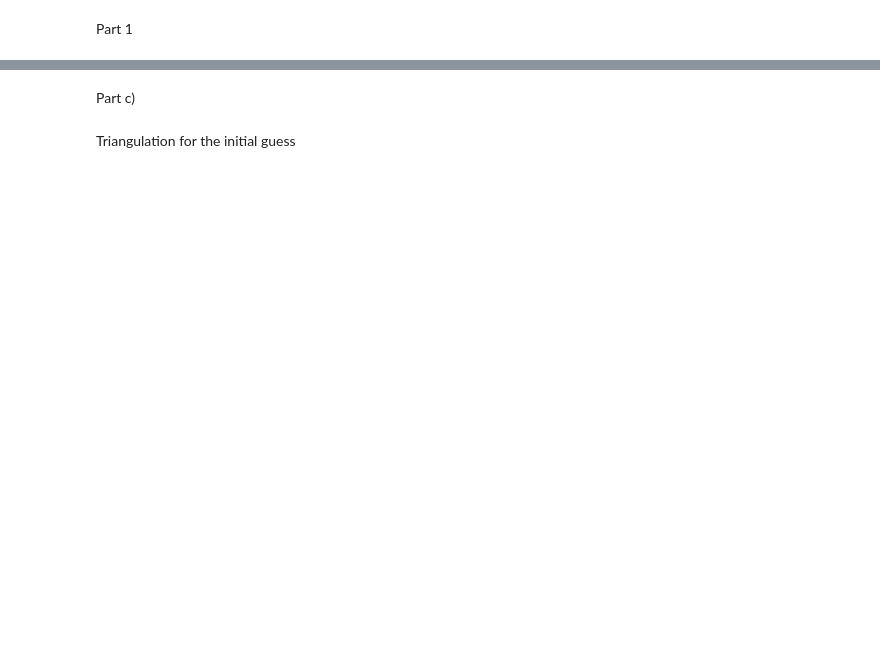
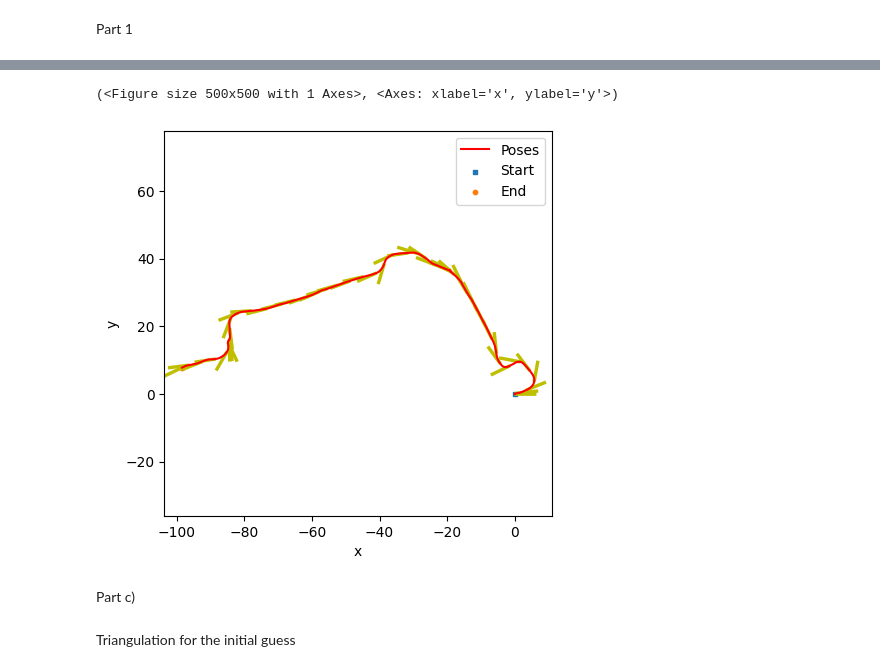
Before and after one commit to pedramaghazadeh/ECE276a, a Jupyter notebook: Project3/code/main.ipynb, the cells around one changed output, grey strips where cells are left out. Saved outputs shown, nothing was run; the diff lists cells and outputs as text; code cells hidden in the pictures; blank space fills up the shorter version.

```diff
--- a/Project3/code/main.ipynb
+++ b/Project3/code/main.ipynb
@@ -135,7 +174,7 @@ def ekf_predict(mu, sigma, v, w, dt):
     :param dt: time step
     :return: the predicted mean and covariance
     """
-    f = motion_model(v, w, dt)
+    f = motion_model(v, w, dt * 0.9)
     mu_new = mu @ f
 
     u_hat = np.zeros((6, 6))
@@ -149,13 +188,16 @@ def ekf_predict(mu, sigma, v, w, dt):
 # %%
 mu_poses = np.zeros((v_t.shape[0], 4, 4))
 sigma_pose = np.zeros((v_t.shape[0], 6, 6))
 mu_poses[0] = np.eye(4)
 sigma_pose[0] = np.eye((6))
 
 for i in range(1, v_t.shape[0]):
-    mu_poses[i], sigma_pose[i] = ekf_predict(mu_poses[i - 1], sigma_pose[i - 1], v_t[i], w_t[i], timestamps[i] - timestamps[i-1])
+    mu_poses[i], sigma_pose[i] = ekf_predict(mu_poses[i - 1], sigma_pose[i - 1], v_t[i], w_t[i], timestamps[i] - timestamps[i - 1])
 
-visualize_trajectory_2d(mu_poses, path_name="EKF SLAM", show_ori=True)
+visualize_trajectory_2d(mu_poses, path_name="EKF Predict only", show_ori=True)
+# %% [output]
+(<Figure size 500x500 with 1 Axes>, <Axes: xlabel='x', ylabel='y'>)
+[figure, added]
 # %% [markdown]
 Part c)
 # %%
```
Also changed, not shown: parts of 21 cells of this notebook, 1 other file.
